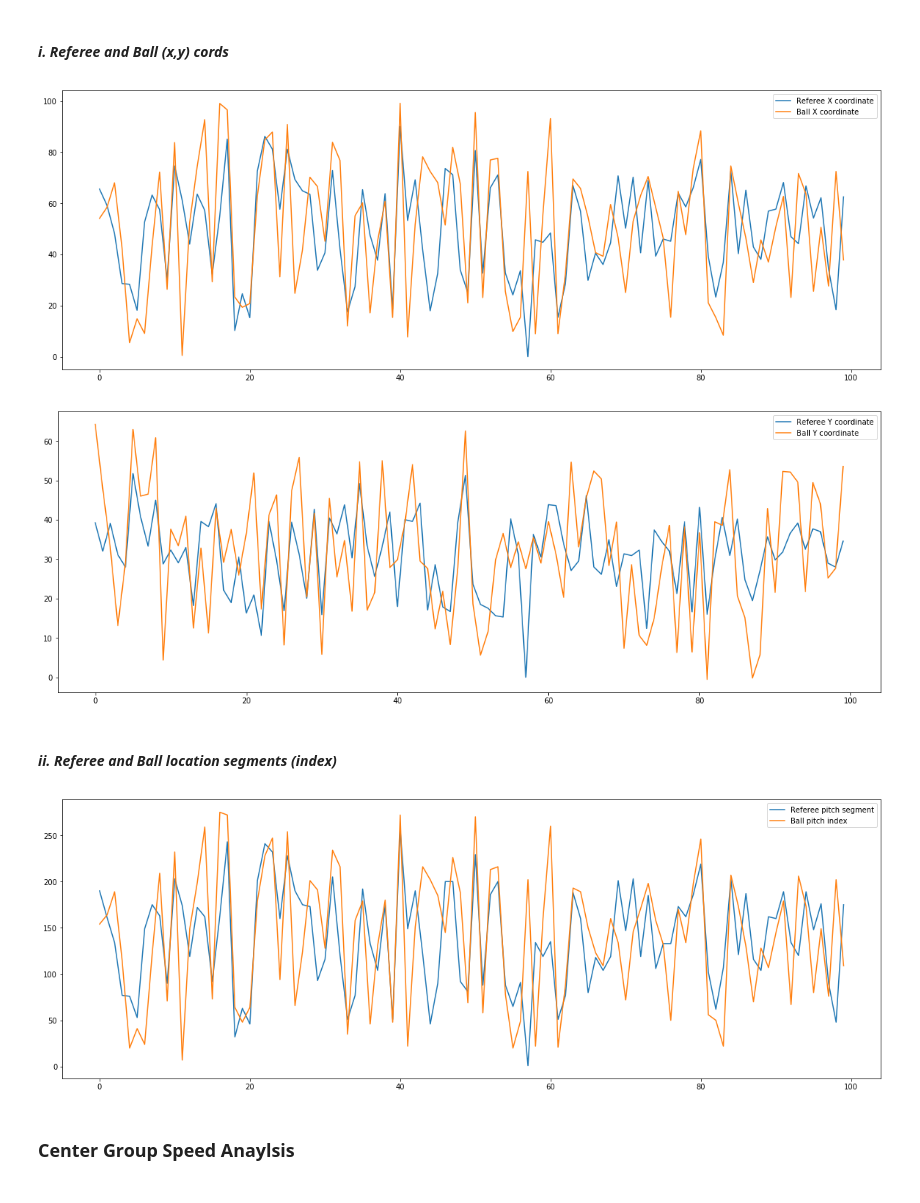
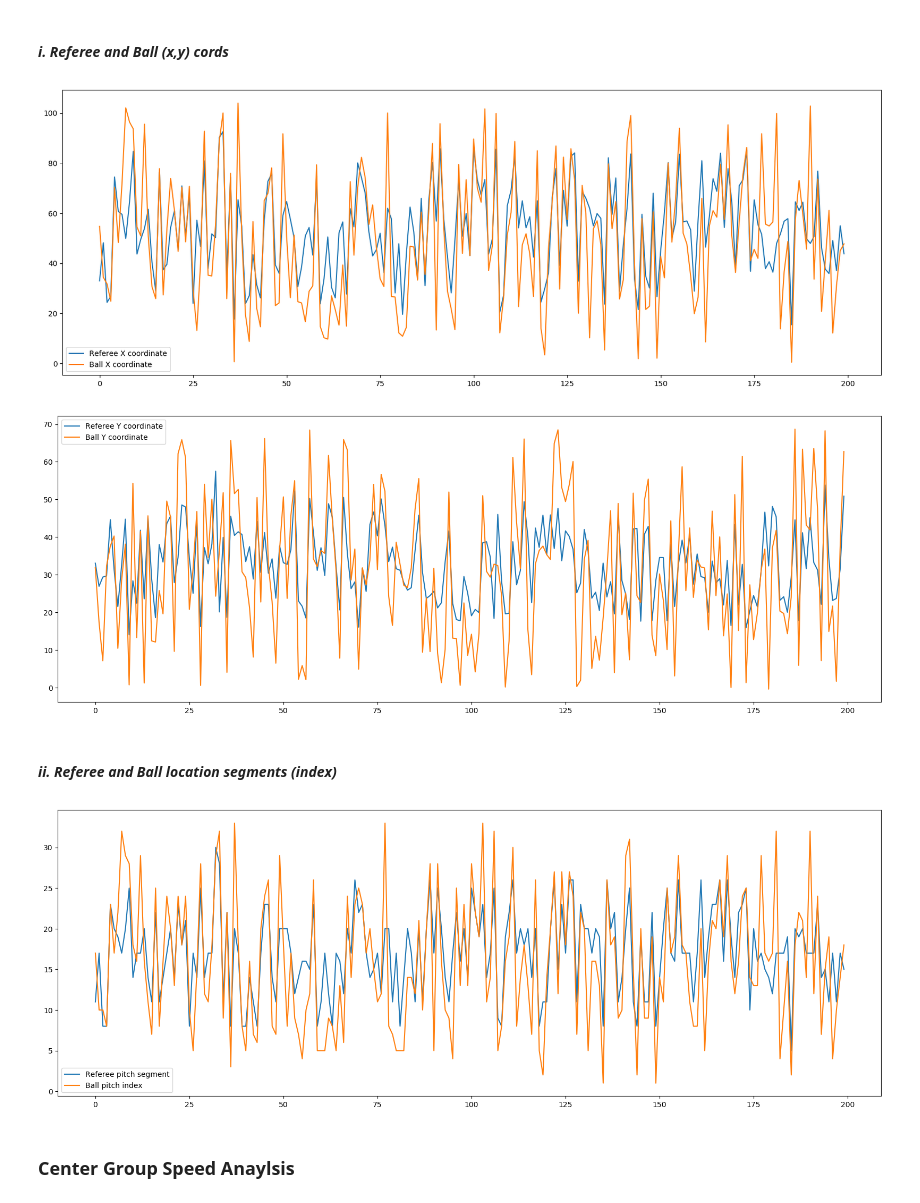
Before and after one commit to anaramirli/predict-soccer-ball-location, a Jupyter notebook: src/feature_analysis.ipynb, the cells around one changed output. Drawn from its saved outputs; the diff is of its cells as text; code cells hidden in the pictures.

```diff
--- a/src/feature_analysis.ipynb
+++ b/src/feature_analysis.ipynb
@@ -28,7 +31,7 @@ pd.options.display.max_columns = None
 pd.set_option('compute.use_bottleneck', True)
 pd.set_option('compute.use_numexpr', True)
 # %%
-match_id = 60565
+match_id = 60751
 
 with open('../data/general/matches_2017_2018_v1.json') as matches_json:
     matches = json.load(matches_json)
@@ -179,7 +182,7 @@ In this section, we'll plot histograms about some features to generalize the dat
 Center group is consist of Center Back, Center Middlefield, and Center Forward player groups.
 # %%
 try:
-    features_df = pd.read_csv('../data/match_{}/features_set_v2.csv'.format(match_id))
+    features_df = pd.read_csv('../data/match_{}/features_set.csv'.format(match_id))
 except FileNotFoundError:
     pass
 # %%
@@ -446,19 +440,6 @@ plot_hist(cols=cols_rw, title=' when ball 45<x<105 and 34<y<68')
 ### Referee Position for Ball Location Detection
 
 Referees is one of the most importan figures in the soccer match, he/she oftentimes stands next to the player beind the ball in order to watch for fouls occurring. So their position, both $x,y$ coordinates, can be used for ball location detection.
-# %%
-def define_pitch_index(x,y):
-    Xi=x//5
-    if y<=60:
-        Yj = y//5+1
-    elif y<=64:
-        Yj = 13
-    else:
-        Yj = 14
-    if Xi==21:
-        Xi-=1
-    index = Xi*14 + Yj
-    return index
 # %%
 referee_cord = [features_df['# refX'], features_df['refY']]
 ball_cord = [features_df['xpos'], features_df['ypos']]
@@ -486,35 +467,35 @@ ball_index = np.array(ball_index)
 # %%
 referee_x = np.array(referee_cord_l[:,0])
 referee_y = np.array(referee_cord_l[:,1])
 ball_x = np.array(ball_cord_l[:,0])
 ball_y = np.array(ball_cord_l[:,1])
 referee_idx  = np.array(referee_index[:,0])
 ball_idx  = np.array(ball_index[:,0])
 
-idx = np.random.choice(np.arange(len(referee_cord_l)), 100, replace=False)
+idx = np.random.choice(np.arange(len(referee_cord_l)), 200, replace=False)
 referee_x = referee_x[idx]
 referee_y = referee_y[idx]
 ball_x = ball_x[idx]
 ball_y = ball_y[idx]
 referee_idx = referee_idx[idx]
 ball_idx = ball_idx[idx]
 
 df = pd.DataFrame({
 'Referee X coordinate': referee_x,
 'Referee Y coordinate': referee_y,
 'Ball X coordinate': ball_x,
 'Ball Y coordinate': ball_y
 })
 
 plt.figure(figsize=(20,7))
 df[['Referee X coordinate', 'Ball X coordinate']].plot(ax = plt.gca())
 plt.show()
 plt.figure(figsize=(20,7))
 df[['Referee Y coordinate', 'Ball Y coordinate']].plot(ax = plt.gca())
 plt.show()
 # %% [output]
-[figure, old version]
+[figure, new version]
-[figure, old version]
+[figure, new version]
 # %% [markdown]
 #### *ii. Referee and Ball location segments (index)*
 # %%
@@ -527,7 +508,7 @@ plt.figure(figsize=(20,7))
 df2[['Referee pitch segment', 'Ball pitch index']].plot(ax = plt.gca())
 plt.show()
 # %% [output]
-[figure, old version]
+[figure, new version]
 # %% [markdown]
 ### Center Group Speed Anaylsis
 # %%
```
Also changed, not shown: parts of 20 cells of this notebook, 4 other files.
